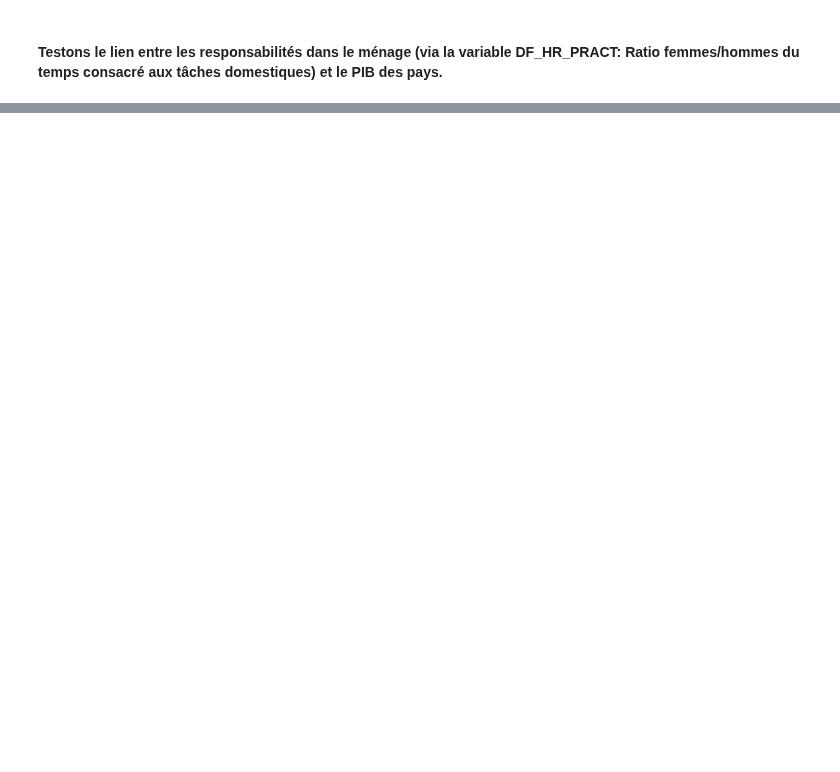
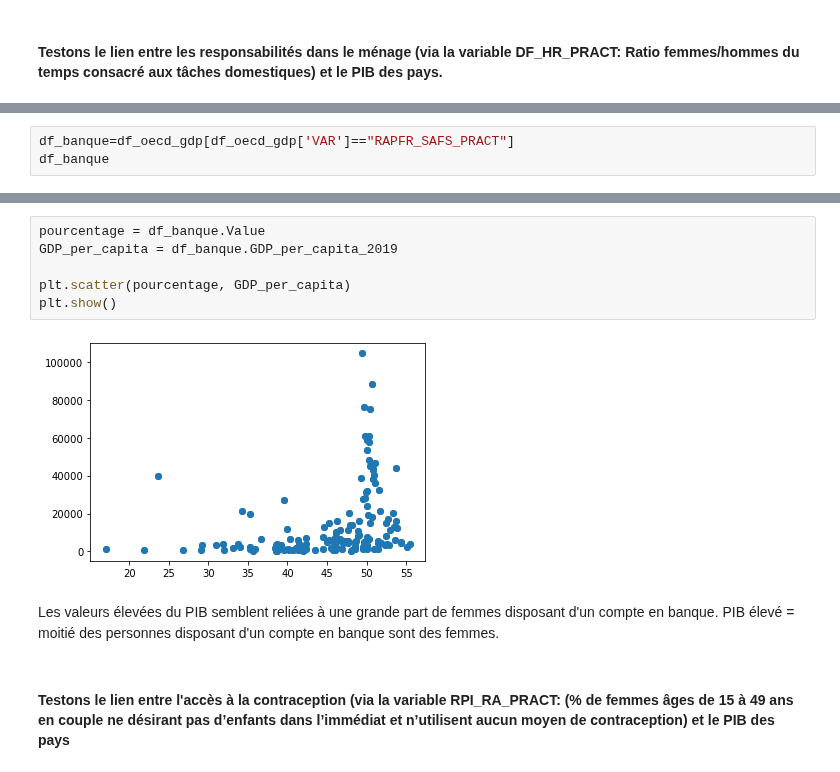
Before and after one commit to cmllbll/Gender-Inequalities-and-Development, a Jupyter notebook: base_ocde.ipynb, the cells around one changed output, grey strips where cells are left out. Saved outputs shown, nothing was run; the diff lists cells and outputs as text; blank space fills up the shorter version.

```diff
--- a/base_ocde.ipynb
+++ b/base_ocde.ipynb
@@ -254,0 +236,3 @@ plt.show()
+# %%
+df_banque=df_oecd_gdp[df_oecd_gdp['VAR']=="RAPFR_SAFS_PRACT"]
+df_banque
@@ -254,0 +253,12 @@ plt.show()
+# %%
+pourcentage = df_banque.Value
+GDP_per_capita = df_banque.GDP_per_capita_2019
+
+plt.scatter(pourcentage, GDP_per_capita)
+plt.show()
+# %% [output]
+[figure, added]
+# %% [markdown]
+Les valeurs élevées du PIB semblent reliées à une grande part de femmes disposant d'un compte en banque. PIB élevé = moitié des personnes disposant d'un compte en banque sont des femmes.
+# %% [markdown]
+#### Testons le lien entre l'accès à la contraception (via la variable RPI_RA_PRACT: (% de femmes âges de 15 à 49 ans en couple ne désirant pas d’enfants dans l’immédiat et n’utilisent aucun moyen de contraception) et le PIB des pays
```
Also changed, not shown: parts of 36 cells of this notebook.
